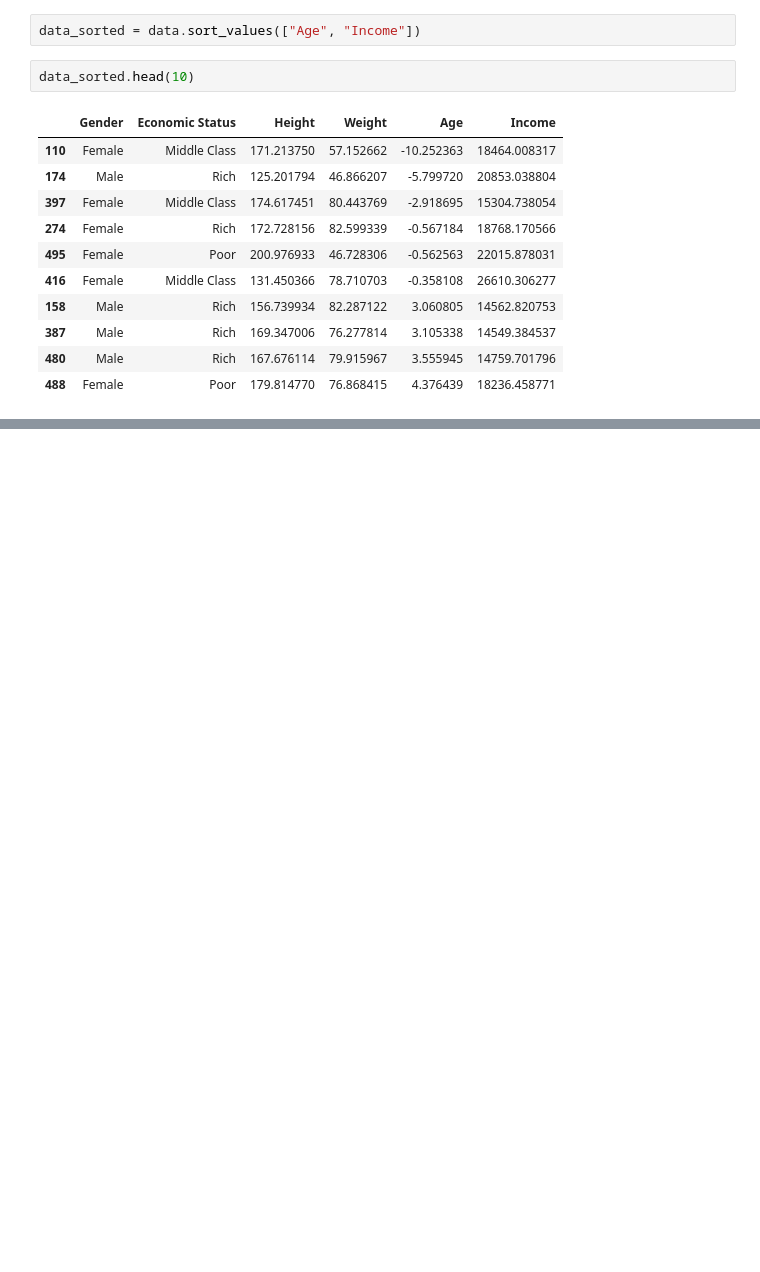
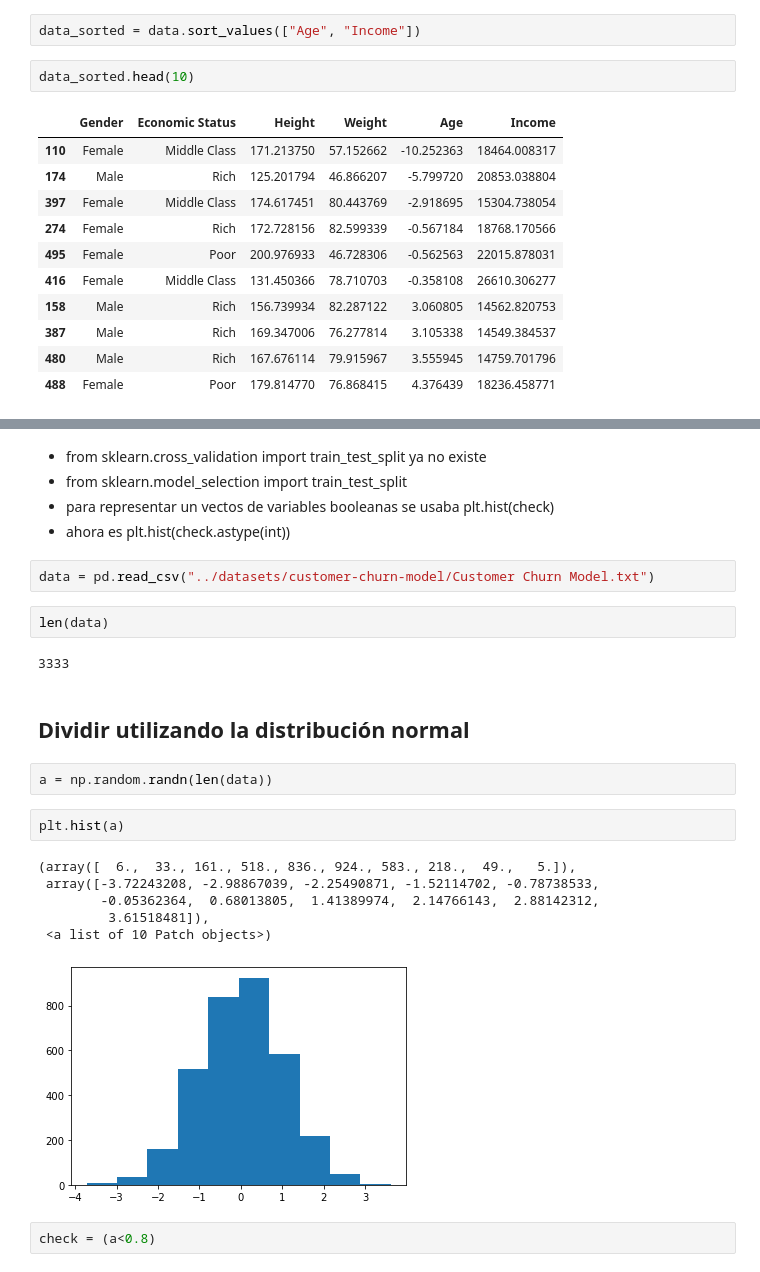
Before and after one commit to CarlosG4rc/ml-curso, a Jupyter notebook: Uno/T2 - 3 - Data Cleaning - Agrupación de datos.ipynb, the cells around one changed output, grey strips where cells are left out. Drawn from its saved outputs; the diff is of its cells as text; blank space fills up the shorter version.

```diff
--- a/Uno/T2 - 3 - Data Cleaning - Agrupación de datos.ipynb
+++ b/Uno/T2 - 3 - Data Cleaning - Agrupación de datos.ipynb
@@ -320,0 +315,26 @@ data_sorted.head(10)
+# %% [markdown]
+* from sklearn.cross_validation import train_test_split ya no existe
+* from sklearn.model_selection import train_test_split
+* para representar un vectos de variables booleanas se usaba plt.hist(check)
+* ahora es plt.hist(check.astype(int))
+# %%
+data = pd.read_csv("../datasets/customer-churn-model/Customer Churn Model.txt")
+# %%
+len(data)
+# %% [output]
+3333
+# %% [markdown]
+## Dividir utilizando la distribución normal
+# %%
+a = np.random.randn(len(data))
+# %%
+plt.hist(a)
+# %% [output]
+(array([  6.,  33., 161., 518., 836., 924., 583., 218.,  49.,   5.]),
+ array([-3.72243208, -2.98867039, -2.25490871, -1.52114702, -0.78738533,
+        -0.05362364,  0.68013805,  1.41389974,  2.14766143,  2.88142312,
+         3.61518481]),
+ <a list of 10 Patch objects>)
+[figure, added]
+# %%
+check = (a<0.8)
```
Also changed, not shown: parts of 34 cells of this notebook, 1 other file.
